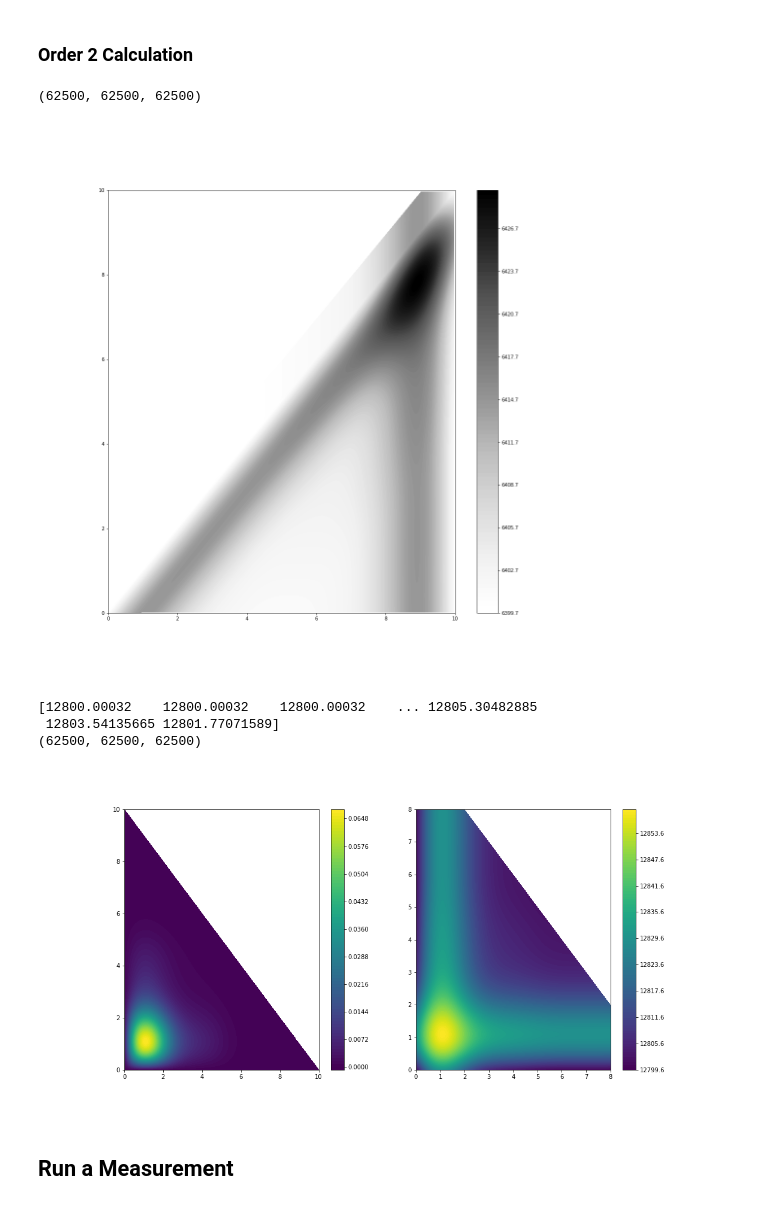
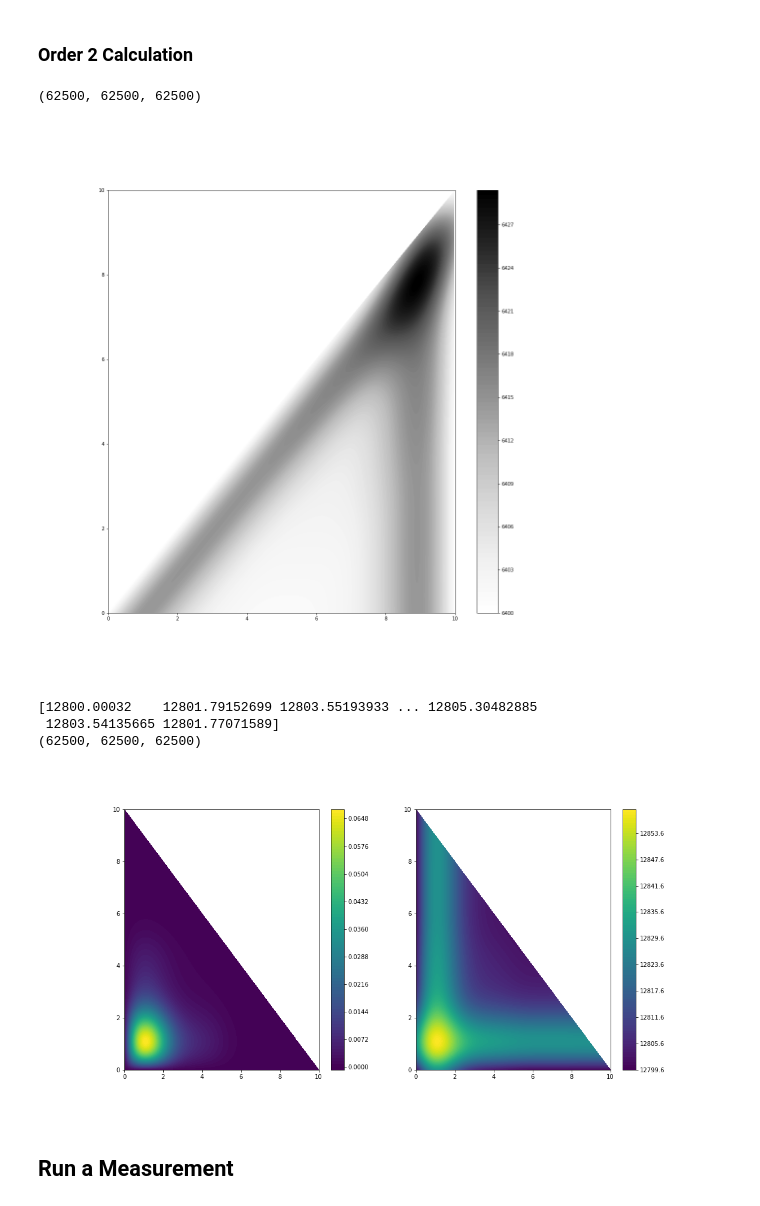
Before and after one commit to macekmar/keldy, a Jupyter notebook: notebooks/Keldy-Impurity-OneBand-Plasma.ipynb, the cells around one changed output. Drawn from its saved outputs; the diff is of its cells as text; code cells hidden in the pictures.

```diff
--- a/notebooks/Keldy-Impurity-OneBand-Plasma.ipynb
+++ b/notebooks/Keldy-Impurity-OneBand-Plasma.ipynb
@@ -235,16 +235,17 @@ delta_t = t_max / nr_sample_edge
 
 for i_t1 in range(nr_sample_edge):
     for i_t2 in range(nr_sample_edge):
-        u_list_p.append(k_imp.ui_from_vi(t_max, k_imp.vi_from_ui(t_max, [delta_t * i_t1, delta_t * i_t2])))
-        v_list.append(k_imp.vi_from_ui(t_max, [delta_t * i_t1, delta_t * i_t2]))
-        u_list.append([delta_t * i_t1, delta_t * i_t2])
-
+        times = np.array([delta_t * i_t1, delta_t * i_t2])
+        times = np.sort(times)[::-1]
+        u_list_p.append(k_imp.ui_from_vi(t_max, k_imp.vi_from_ui(t_max, times)))
+        v_list.append(k_imp.vi_from_ui(t_max, times))
+        u_list.append(times)
 
 g_order2   = np.array(map(my_integrand, u_list))
 g_order2_w = np.array(map(my_w.evaluate_warping_function, u_list))
 # %%
-y = np.array(u_list_p)[:,1]
-x = np.array(u_list_p)[:,0]
+y = np.array(u_list)[:,1]
+x = np.array(u_list)[:,0]
 z = g_order2_w
 print(len(x), len(y), len(z))
 from scipy.interpolate import griddata
@@ -263,7 +264,7 @@ plt.colorbar() # draw colorbar
 plt.show()
 # %% [output]
 (62500, 62500, 62500)
-[figure, old version]
+[figure, new version]
 # %%
 # # plt.plot(t_list, g_order2.real, marker='o', markersize=3)
 
@@ -291,36 +292,36 @@ plt.subplot(1,2,1)
 plt.contourf(xi,yi,zi, 100,vmin=z.min(), vmax=z.max())
 plt.colorbar() # draw colorbar
 # plot data points.
 # plt.scatter(x,y,marker='o',c='y', s=0.1)
 # plt.xlim(-2,2)
 # plt.ylim(-2,2)
 # plt.title('griddata test (%d points)' % npts)
 
 plt.subplot(1,2,2)
 
 y = np.array(v_list)[:,1]
 x = np.array(v_list)[:,0]
 z = 2 *  g_order2_w #/ np.abs(g_order2)
 print(z)
 print(len(x), len(y), len(z))
 from scipy.interpolate import griddata
 
-xi = np.linspace(0.0,8.0,500)
-yi = np.linspace(0.0,8.0,500)
+xi = np.linspace(0.0,10.0,500)
+yi = np.linspace(0.0,10.0,500)
 
 zi = griddata((x, y), z, (xi[None,:], yi[:,None]), method='cubic')
 
 plt.contourf(xi,yi,zi, 100, )
 plt.colorbar() # draw colorbar
 # plt.scatter(x,y,marker='o',c='y', s=0.1)
 
 
 
 plt.show()
 # %% [output]
-[12800.00032    12800.00032    12800.00032    ... 12805.30482885
+[12800.00032    12801.79152699 12803.55193933 ... 12805.30482885
  12803.54135665 12801.77071589]
 (62500, 62500, 62500)
-[figure, old version]
+[figure, new version]
 # %% [markdown]
 ## Run a Measurement
```
Also changed, not shown: parts of 10 cells of this notebook, 8 other files.
